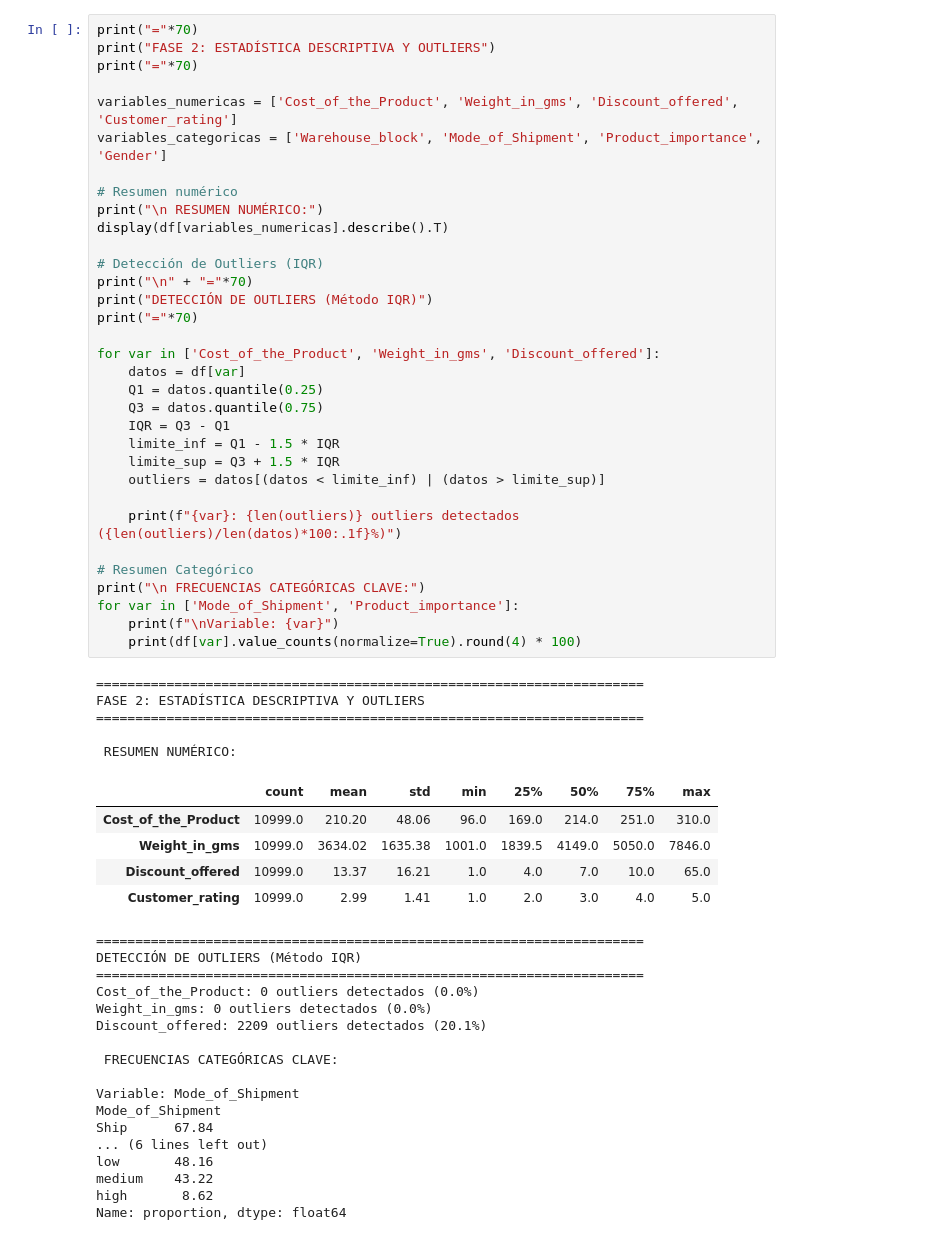
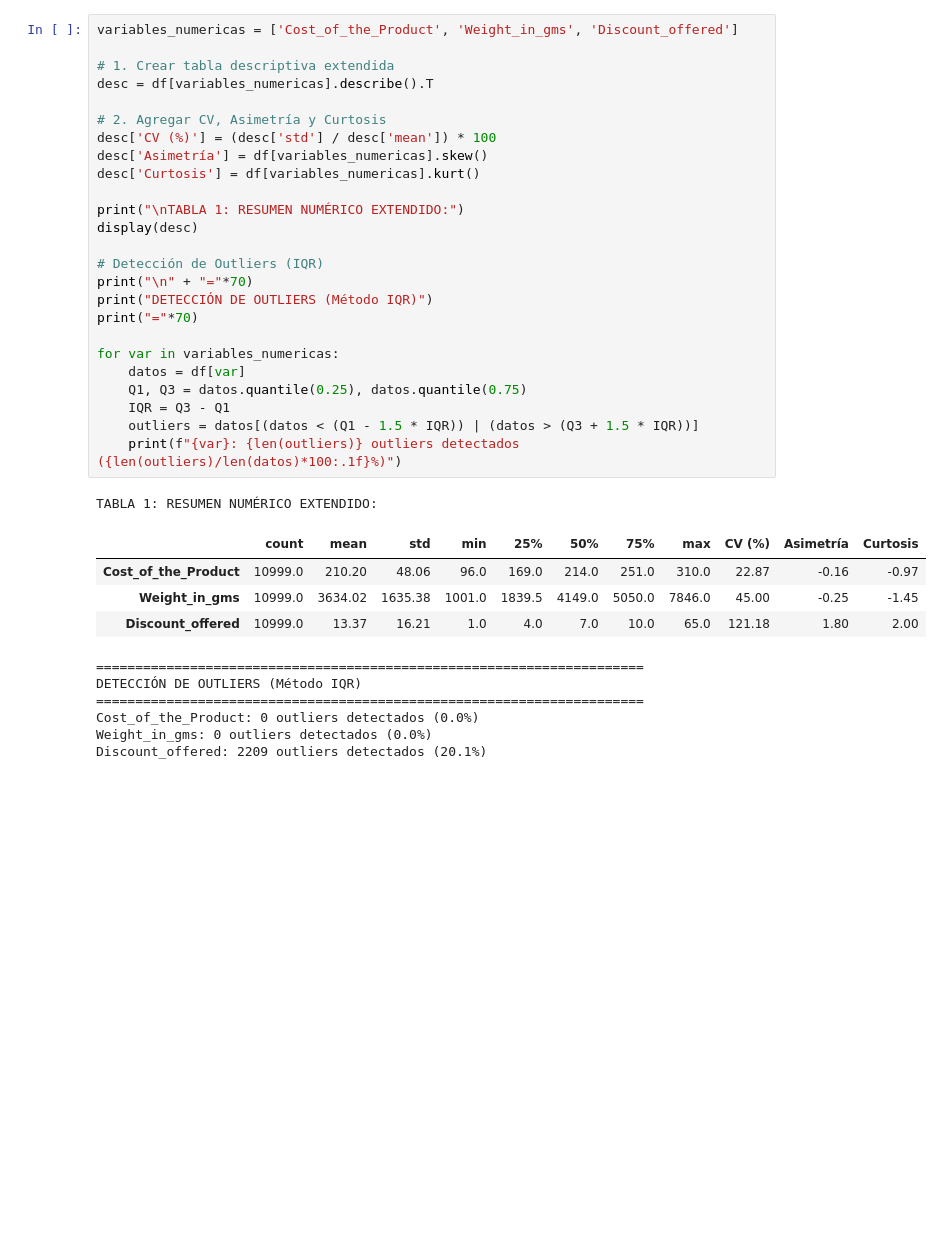
Before and after one commit to pnunezcarreno/grupo10-estadistica-unab, a Jupyter notebook: notebooks/Sumativa1.ipynb, the cells around one changed output. Drawn from its saved outputs; the diff is of its cells as text; blank space fills up the shorter version.

```diff
--- a/notebooks/Sumativa1.ipynb
+++ b/notebooks/Sumativa1.ipynb
@@ -87,63 +71,39 @@ Aplicamos estadística descriptiva para las variables numéricas (tendencia cent
 # %%
-print("="*70)
-print("FASE 2: ESTADÍSTICA DESCRIPTIVA Y OUTLIERS")
-print("="*70)
+variables_numericas = ['Cost_of_the_Product', 'Weight_in_gms', 'Discount_offered']
 
-variables_numericas = ['Cost_of_the_Product', 'Weight_in_gms', 'Discount_offered', 'Customer_rating']
-variables_categoricas = ['Warehouse_block', 'Mode_of_Shipment', 'Product_importance', 'Gender']
+# 1. Crear tabla descriptiva extendida
+desc = df[variables_numericas].describe().T
 
-# Resumen numérico
-print("\n RESUMEN NUMÉRICO:")
-display(df[variables_numericas].describe().T)
+# 2. Agregar CV, Asimetría y Curtosis
+desc['CV (%)'] = (desc['std'] / desc['mean']) * 100
+desc['Asimetría'] = df[variables_numericas].skew()
+desc['Curtosis'] = df[variables_numericas].kurt()
+
+print("\nTABLA 1: RESUMEN NUMÉRICO EXTENDIDO:")
+display(desc)
 
 # Detección de Outliers (IQR)
 print("\n" + "="*70)
 print("DETECCIÓN DE OUTLIERS (Método IQR)")
 print("="*70)
 
-for var in ['Cost_of_the_Product', 'Weight_in_gms', 'Discount_offered']:
+for var in variables_numericas:
     datos = df[var]
-    Q1 = datos.quantile(0.25)
-    Q3 = datos.quantile(0.75)
+    Q1, Q3 = datos.quantile(0.25), datos.quantile(0.75)
     IQR = Q3 - Q1
-    limite_inf = Q1 - 1.5 * IQR
-    limite_sup = Q3 + 1.5 * IQR
-    outliers = datos[(datos < limite_inf) | (datos > limite_sup)]
-
+    outliers = datos[(datos < (Q1 - 1.5 * IQR)) | (datos > (Q3 + 1.5 * IQR))]
     print(f"{var}: {len(outliers)} outliers detectados ({len(outliers)/len(datos)*100:.1f}%)")
-
-# Resumen Categórico
-print("\n FRECUENCIAS CATEGÓRICAS CLAVE:")
-for var in ['Mode_of_Shipment', 'Product_importance']:
-    print(f"\nVariable: {var}")
-    print(df[var].value_counts(normalize=True).round(4) * 100)
 # %% [output]
-======================================================================
-FASE 2: ESTADÍSTICA DESCRIPTIVA Y OUTLIERS
-======================================================================
-
- RESUMEN NUMÉRICO:
+TABLA 1: RESUMEN NUMÉRICO EXTENDIDO:
-|  | count | mean | std | min | 25% | 50% | 75% | max |
-| Cost_of_the_Product | 10999.0 | 210.20 | 48.06 | 96.0 | 169.0 | 214.0 | 251.0 | 310.0 |
-| Weight_in_gms | 10999.0 | 3634.02 | 1635.38 | 1001.0 | 1839.5 | 4149.0 | 5050.0 | 7846.0 |
-| Discount_offered | 10999.0 | 13.37 | 16.21 | 1.0 | 4.0 | 7.0 | 10.0 | 65.0 |
-| Customer_rating | 10999.0 | 2.99 | 1.41 | 1.0 | 2.0 | 3.0 | 4.0 | 5.0 |
+|  | count | mean | std | min | 25% | 50% | 75% | max | CV (%) | Asimetría | Curtosis |
+| Cost_of_the_Product | 10999.0 | 210.20 | 48.06 | 96.0 | 169.0 | 214.0 | 251.0 | 310.0 | 22.87 | -0.16 | -0.97 |
+| Weight_in_gms | 10999.0 | 3634.02 | 1635.38 | 1001.0 | 1839.5 | 4149.0 | 5050.0 | 7846.0 | 45.00 | -0.25 | -1.45 |
+| Discount_offered | 10999.0 | 13.37 | 16.21 | 1.0 | 4.0 | 7.0 | 10.0 | 65.0 | 121.18 | 1.80 | 2.00 |
 ======================================================================
 DETECCIÓN DE OUTLIERS (Método IQR)
 ======================================================================
 Cost_of_the_Product: 0 outliers detectados (0.0%)
 Weight_in_gms: 0 outliers detectados (0.0%)
 Discount_offered: 2209 outliers detectados (20.1%)
-
- FRECUENCIAS CATEGÓRICAS CLAVE:
-
-Variable: Mode_of_Shipment
-Mode_of_Shipment
-Ship      67.84
-... (6 lines left out)
-low       48.16
-medium    43.22
-high       8.62
-Name: proportion, dtype: float64
 # %% [markdown]
 ---
```
Also changed, not shown: parts of 12 cells of this notebook.
